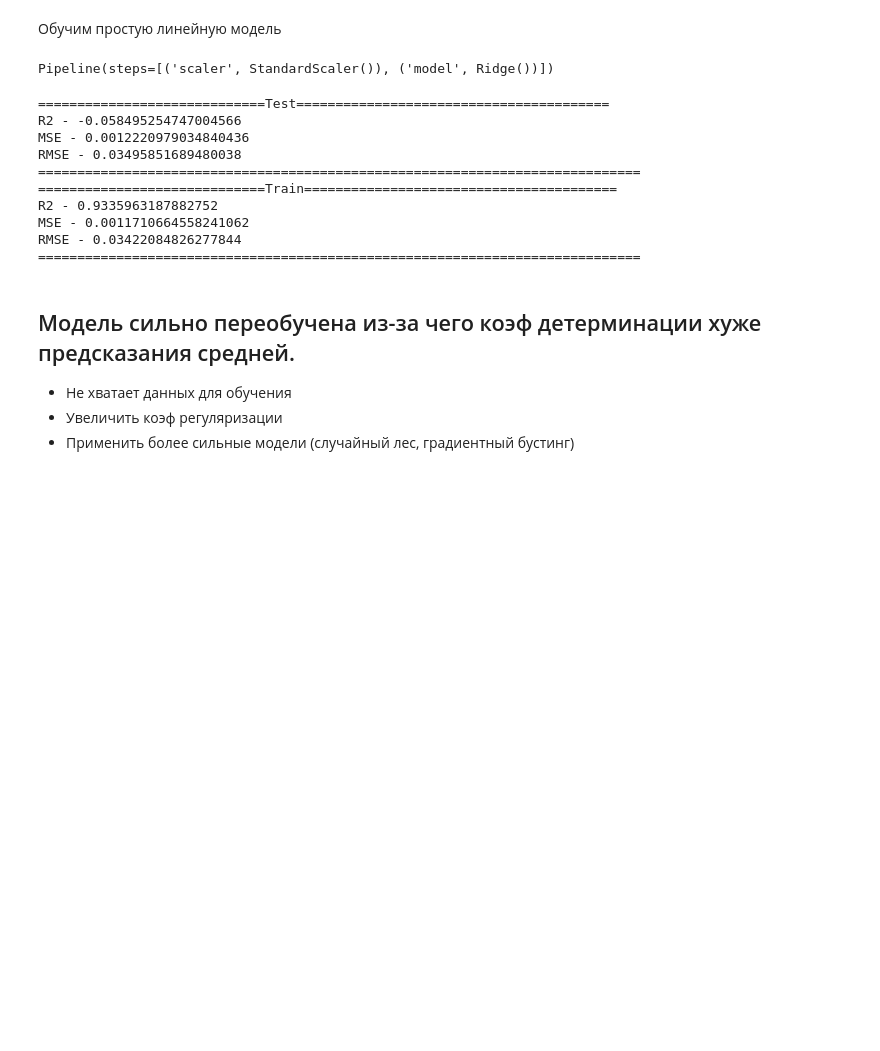
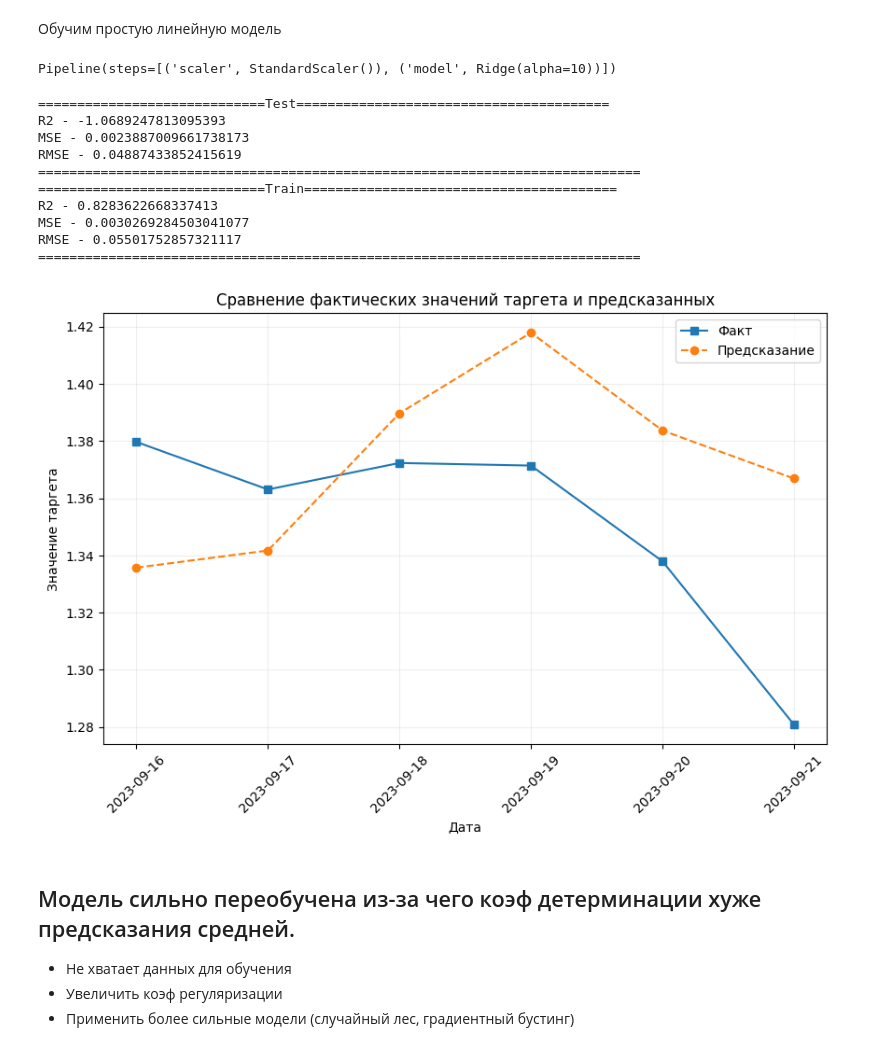
Before and after one commit to Poltava49/My_ML_practice, a Jupyter notebook: time_series/main.ipynb, the cells around one changed output. Drawn from its saved outputs; the diff is of its cells as text; code cells hidden in the pictures; blank space fills up the shorter version.

```diff
--- a/time_series/main.ipynb
+++ b/time_series/main.ipynb
@@ -305,7 +305,7 @@ from sklearn.linear_model import Ridge
 from sklearn.preprocessing import StandardScaler
 
 pipe = Pipeline([('scaler', StandardScaler()),
-                 ('model', Ridge())])
+                 ('model', Ridge(alpha=10))])
 # %%
 X = result.drop(labels=['Target'], axis=1)
 y = result['Target']
@@ -319,7 +319,7 @@ y_test = y.iloc[test_index[0]:test_index[-1]]
 # %%
 pipe.fit(X_train, y_train)
 # %% [output]
-Pipeline(steps=[('scaler', StandardScaler()), ('model', Ridge())])
+Pipeline(steps=[('scaler', StandardScaler()), ('model', Ridge(alpha=10))])
 # %%
 y_pred = pipe.predict(X_test)
 y_train_pred = pipe.predict(X_train)
@@ -338,15 +338,28 @@ show_all_regressor_metrics(y_pred=y_pred, y_test=y_test, title='Test')
 show_all_regressor_metrics(y_pred=y_train_pred, y_test=y_train, title='Train')
 # %% [output]
 =============================Test========================================
-R2 - -0.058495254747004566
-MSE - 0.0012220979034840436
-RMSE - 0.03495851689480038
+R2 - -1.0689247813095393
+MSE - 0.0023887009661738173
+RMSE - 0.04887433852415619
 =============================================================================
 =============================Train========================================
-R2 - 0.9335963187882752
-MSE - 0.0011710664558241062
-RMSE - 0.03422084826277844
+R2 - 0.8283622668337413
+MSE - 0.0030269284503041077
+RMSE - 0.05501752857321117
 =============================================================================
+# %%
+fig, ax = plt.subplots(figsize=(10,6))
+ax.plot(X_test.index, y_test, label='Факт',marker='s')
+ax.plot(X_test.index, y_pred, label='Предсказание', marker='o', linestyle='--')
+plt.title('Сравнение фактических значений таргета и предсказанных')
+plt.xlabel('Дата')
+plt.ylabel('Значение таргета')
+plt.grid(alpha=0.2)
+plt.xticks(rotation=45)
+plt.legend()
+plt.show()
+# %% [output]
+[figure, added]
 # %% [markdown]
 ## Модель сильно переобучена из-за чего коэф детерминации хуже предсказания средней.
 
```
